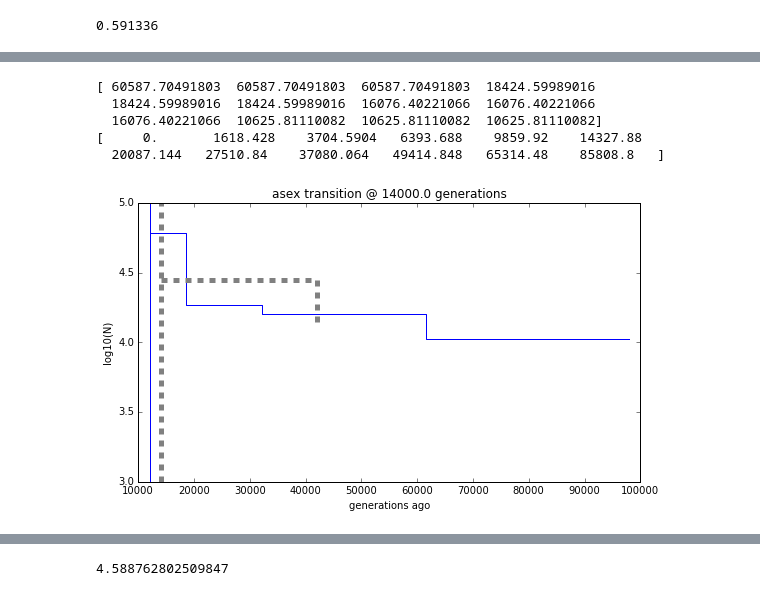
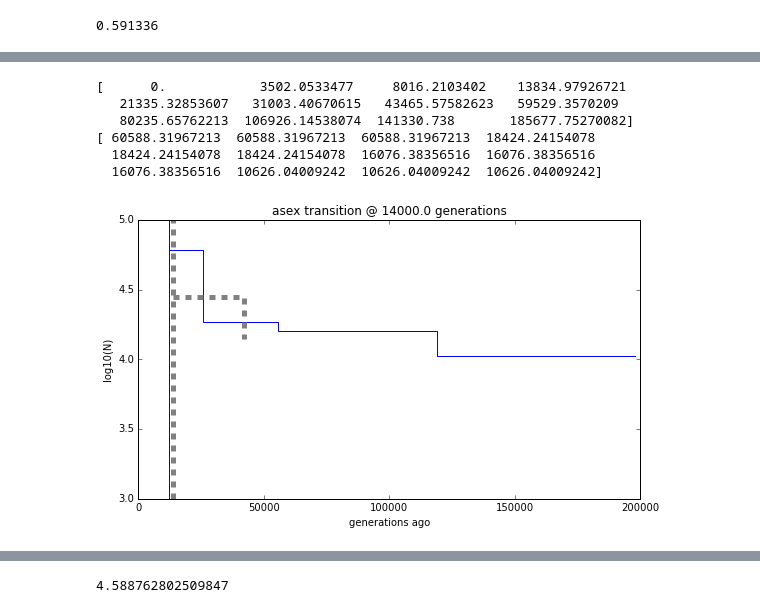
Before and after one commit to ammodramus/tsmc, a Jupyter notebook: snail_sims.ipynb, the cells around one changed output, grey strips where cells are left out. Cells and saved outputs as stored; diff of their text form; code cells hidden in the pictures.

```diff
--- a/snail_sims.ipynb
+++ b/snail_sims.ipynb
@@ -1401,9 +1401,10 @@ def get_unscaled_divtime(result, mu, blockLen):
     unscaledDivtime = divtime * (2.0*N0)
     return unscaledDivtime
 
-def get_unscaled_ts(result, trueN0):
+def get_unscaled_ts(result, mu, blockLen):
     scTs = get_scaled_ts(result)
-    unscaledTs = 2.0*trueN0*scTs
+    N0 = get_N0(result, mu, blockLen)
+    unscaledTs = 2.0*N0*scTs
     return unscaledTs
 # %%
 def read_tsmc_results(filename):
@@ -1731,26 +1728,27 @@ result
 # %%
 # now also going to check new flexible maxT approach:
 trueTs = [0,28000.0*4*0.25]
 trueNs = [28000,14000]
 fig, axis = plt.subplots(nrows=1,ncols=1, figsize = (9,5))
 result = read_tsmc_results('test2')
-ts = get_unscaled_ts(result, trueN0)
+ts = get_unscaled_ts(result, mu, 100)
 Ns = get_Ns(result, mu, 100)
+print ts
 print Ns
-print ts
 divtime = 0.25
 divtime *= 2*trueN0
 estimatedDivtime = get_unscaled_divtime(result, mu, 100)
 axis.set_title('asex transition @ {} generations'.format(divtime))
 axis.set_xlabel('generations ago')
 axis.set_ylabel('log10(N)')
 axis.set_ylim((3,5))
 plot_psmc(axis, ts, Ns, divtime = estimatedDivtime)
 plot_psmc(axis, trueTs, trueNs, divtime = divtime, color='gray', lw=5, ls='dashed')
 # %% [output]
-[ 60587.70491803  60587.70491803  60587.70491803  18424.59989016
-  18424.59989016  18424.59989016  16076.40221066  16076.40221066
-  16076.40221066  10625.81110082  10625.81110082  10625.81110082]
-[     0.       1618.428    3704.5904   6393.688    9859.92    14327.88
-  20087.144   27510.84    37080.064   49414.848   65314.48    85808.8   ]
+[      0.            3502.0533477     8016.2103402    13834.97926721
+   21335.32853607   31003.40670615   43465.57582623   59529.3570209
+   80235.65762213  106926.14538074  141330.738       185677.75270082]
+[ 60588.31967213  60588.31967213  60588.31967213  18424.24154078
+  18424.24154078  18424.24154078  16076.38356516  16076.38356516
+  16076.38356516  10626.04009242  10626.04009242  10626.04009242]
-[figure, old version]
+[figure, new version]
```
Also changed, not shown: parts of 7 cells of this notebook.
